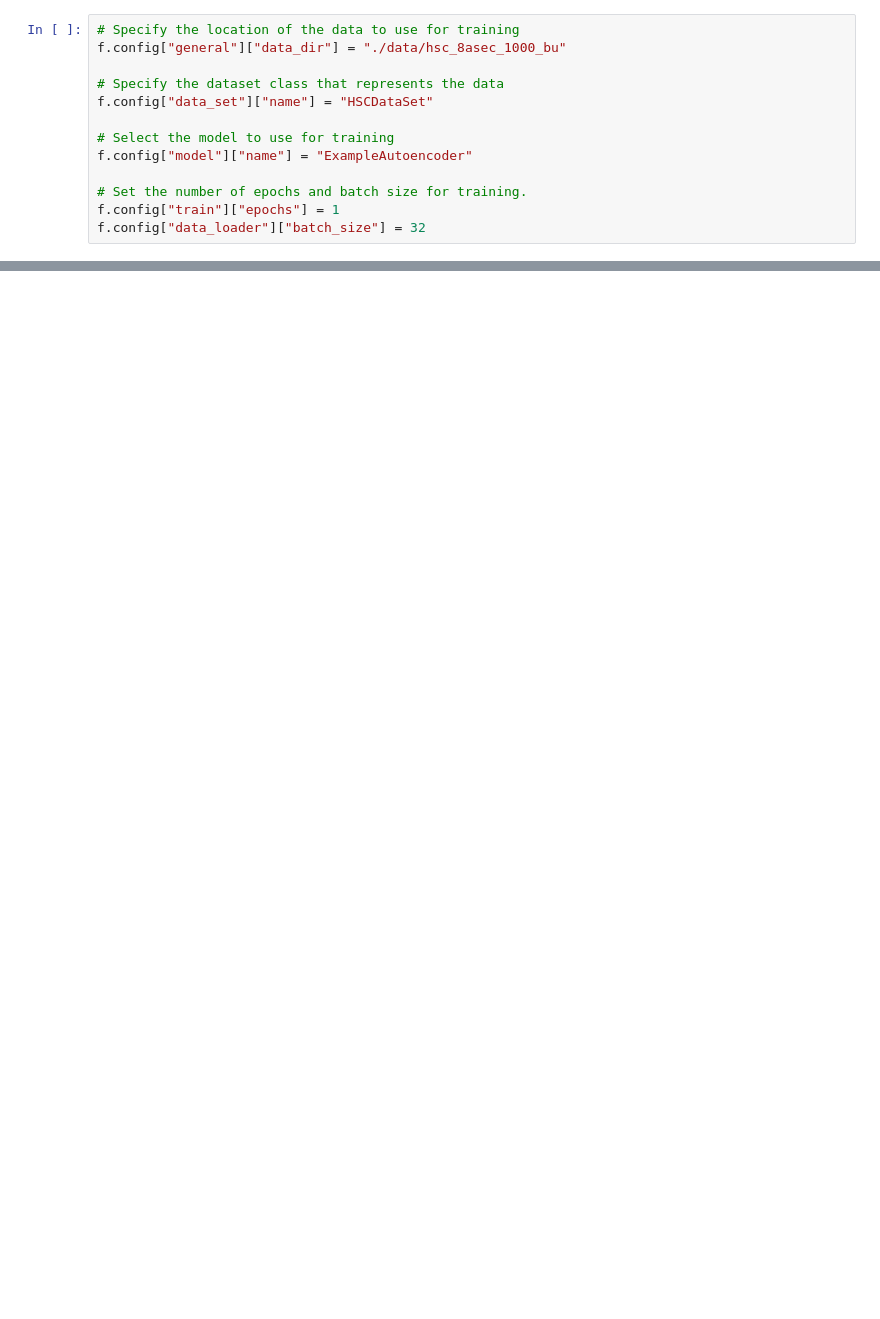
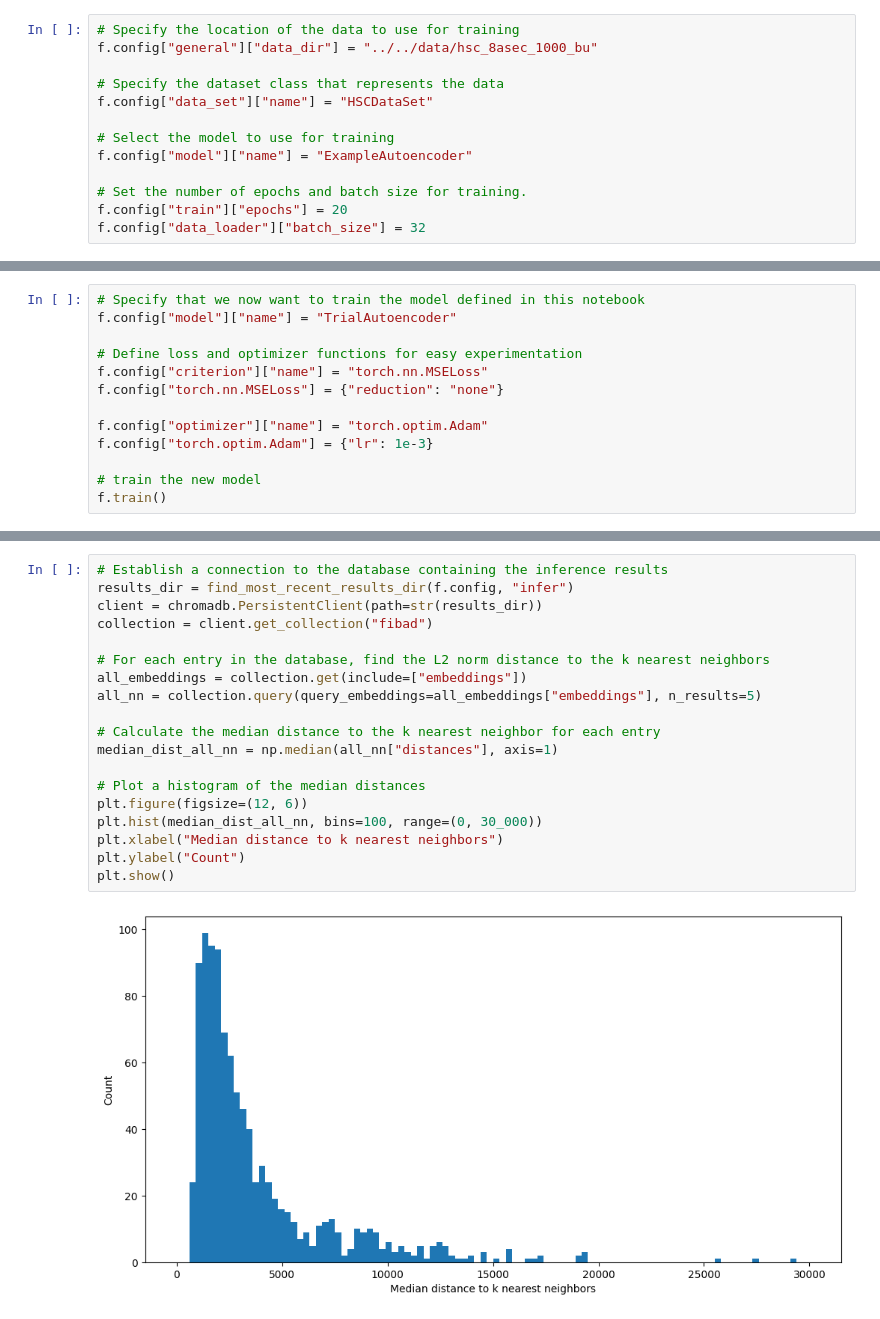
Before and after one commit to lincc-frameworks/midpoint-review, a Jupyter notebook: docs/notebooks/fibad/fibad_demo.ipynb, the cells around one changed output, grey strips where cells are left out. Cells and saved outputs as stored; diff of their text form; blank space fills up the shorter version.

Commit message:
Updating fibad notebook to correct name.

```diff
--- a/docs/notebooks/fibad/fibad_demo.ipynb
+++ b/docs/notebooks/fibad/fibad_demo.ipynb
@@ -53,6 +45,6 @@ Here we specify the location of our sample data, the data set class, the model t
 # %%
 # Specify the location of the data to use for training
-f.config["general"]["data_dir"] = "./data/hsc_8asec_1000_bu"
+f.config["general"]["data_dir"] = "../../data/hsc_8asec_1000_bu"
 
 # Specify the dataset class that represents the data
 f.config["data_set"]["name"] = "HSCDataSet"
@@ -61,5 +53,5 @@ f.config["data_set"]["name"] = "HSCDataSet"
 f.config["model"]["name"] = "ExampleAutoencoder"
 
 # Set the number of epochs and batch size for training.
-f.config["train"]["epochs"] = 1
+f.config["train"]["epochs"] = 20
 f.config["data_loader"]["batch_size"] = 32
@@ -457,0 +191,13 @@ plot_grid(anom_objects)
+# %%
+# Specify that we now want to train the model defined in this notebook
+f.config["model"]["name"] = "TrialAutoencoder"
+
+# Define loss and optimizer functions for easy experimentation
+f.config["criterion"]["name"] = "torch.nn.MSELoss"
+f.config["torch.nn.MSELoss"] = {"reduction": "none"}
+
+f.config["optimizer"]["name"] = "torch.optim.Adam"
+f.config["torch.optim.Adam"] = {"lr": 1e-3}
+
+# train the new model
+f.train()
@@ -457,0 +311,21 @@ plot_grid(anom_objects)
+# %%
+# Establish a connection to the database containing the inference results
+results_dir = find_most_recent_results_dir(f.config, "infer")
+client = chromadb.PersistentClient(path=str(results_dir))
+collection = client.get_collection("fibad")
+
+# For each entry in the database, find the L2 norm distance to the k nearest neighbors
+all_embeddings = collection.get(include=["embeddings"])
+all_nn = collection.query(query_embeddings=all_embeddings["embeddings"], n_results=5)
+
+# Calculate the median distance to the k nearest neighbor for each entry
+median_dist_all_nn = np.median(all_nn["distances"], axis=1)
+
+# Plot a histogram of the median distances
+plt.figure(figsize=(12, 6))
+plt.hist(median_dist_all_nn, bins=100, range=(0, 30_000))
+plt.xlabel("Median distance to k nearest neighbors")
+plt.ylabel("Count")
+plt.show()
+# %% [output]
+[figure, added]
```
Also changed, not shown: parts of 65 cells of this notebook, 2 other files.
